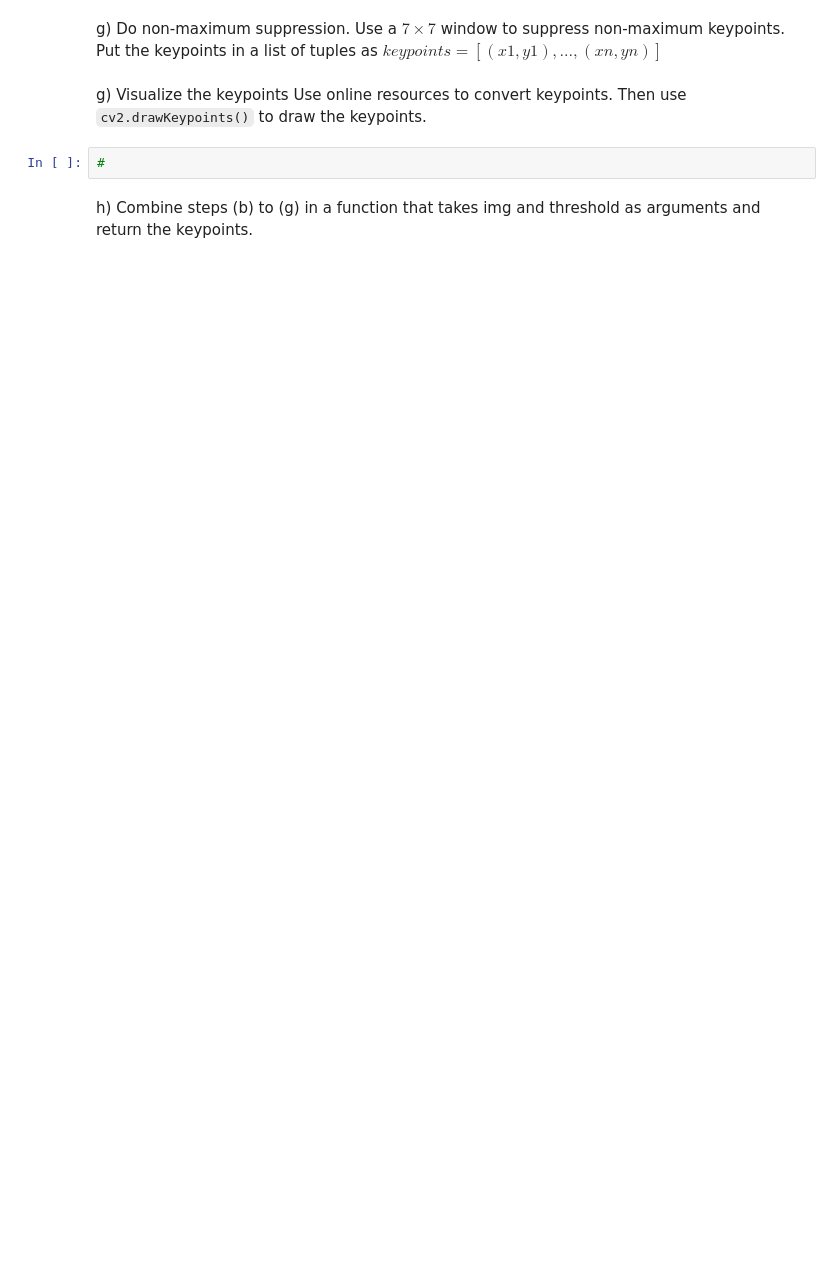
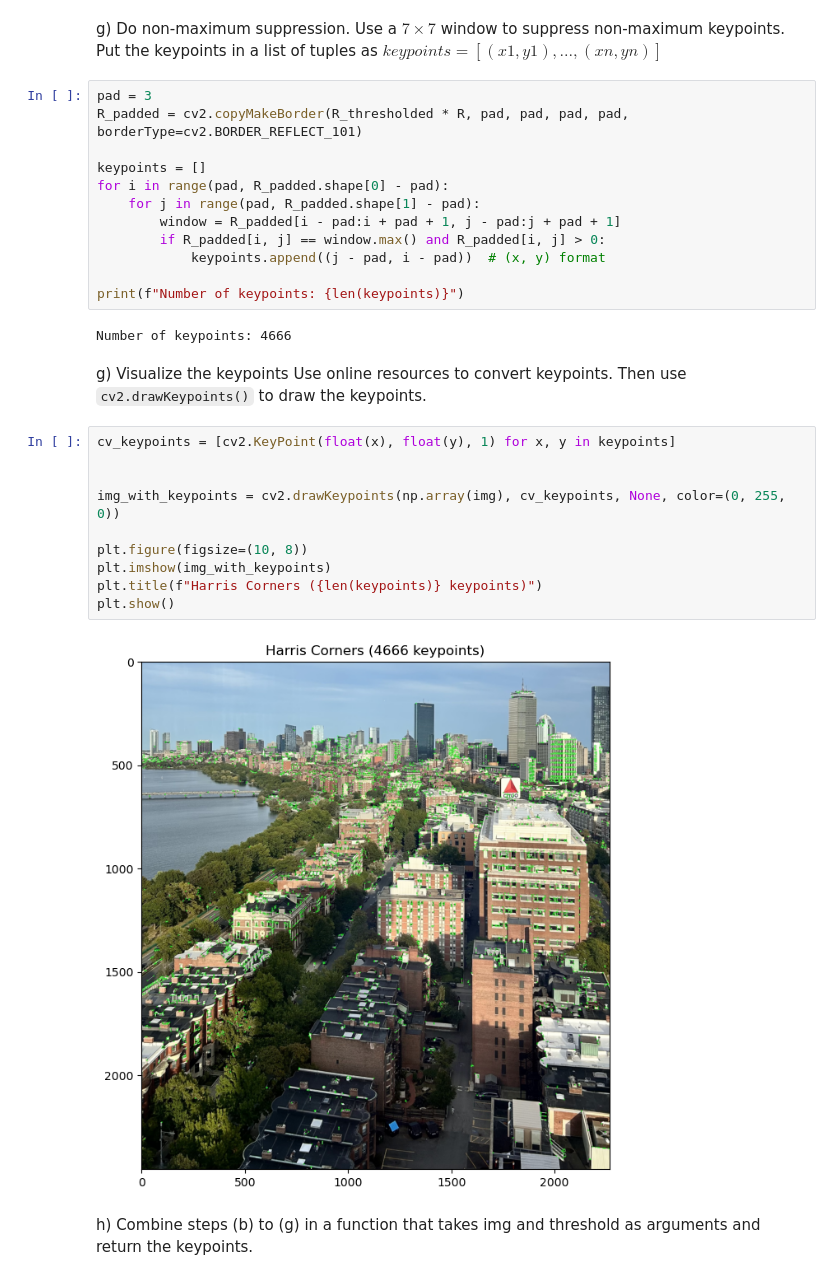
Before and after one commit to Magma4/see-no-evil, a Jupyter notebook: keypointdetandSIFT.ipynb, the cells around one changed output. Drawn from its saved outputs; the diff is of its cells as text; blank space fills up the shorter version.

Commit message:
Added keypoint detection

```diff
--- a/keypointdetandSIFT.ipynb
+++ b/keypointdetandSIFT.ipynb
@@ -146,9 +155,33 @@ f) Apply thresholding to find the high responses by setting the values above the
 # %% [markdown]
 g) Do non-maximum suppression. Use a $7\times 7$ window to suppress non-maximum keypoints. Put the keypoints in a list of tuples as $keypoints = [(x1, y1), ..., (xn,yn)]$
+# %%
+pad = 3
+R_padded = cv2.copyMakeBorder(R_thresholded * R, pad, pad, pad, pad, borderType=cv2.BORDER_REFLECT_101)
+
+keypoints = []
+for i in range(pad, R_padded.shape[0] - pad):
+    for j in range(pad, R_padded.shape[1] - pad):
+        window = R_padded[i - pad:i + pad + 1, j - pad:j + pad + 1]
+        if R_padded[i, j] == window.max() and R_padded[i, j] > 0:
+            keypoints.append((j - pad, i - pad))  # (x, y) format
+
+print(f"Number of keypoints: {len(keypoints)}")
+# %% [output]
+Number of keypoints: 4666
 # %% [markdown]
 g) Visualize the keypoints Use online resources to convert keypoints. Then use `cv2.drawKeypoints()` to draw the keypoints.
 # %%
-#
+cv_keypoints = [cv2.KeyPoint(float(x), float(y), 1) for x, y in keypoints]
+
+
+img_with_keypoints = cv2.drawKeypoints(np.array(img), cv_keypoints, None, color=(0, 255, 0))
+
+plt.figure(figsize=(10, 8))
+plt.imshow(img_with_keypoints)
+plt.title(f"Harris Corners ({len(keypoints)} keypoints)")
+plt.show()
+# %% [output]
+[figure, added]
 # %% [markdown]
 h) Combine steps (b) to (g) in a function that takes img and threshold as arguments and return the keypoints.
 # %%
```
Also changed, not shown: parts of 4 cells of this notebook.
